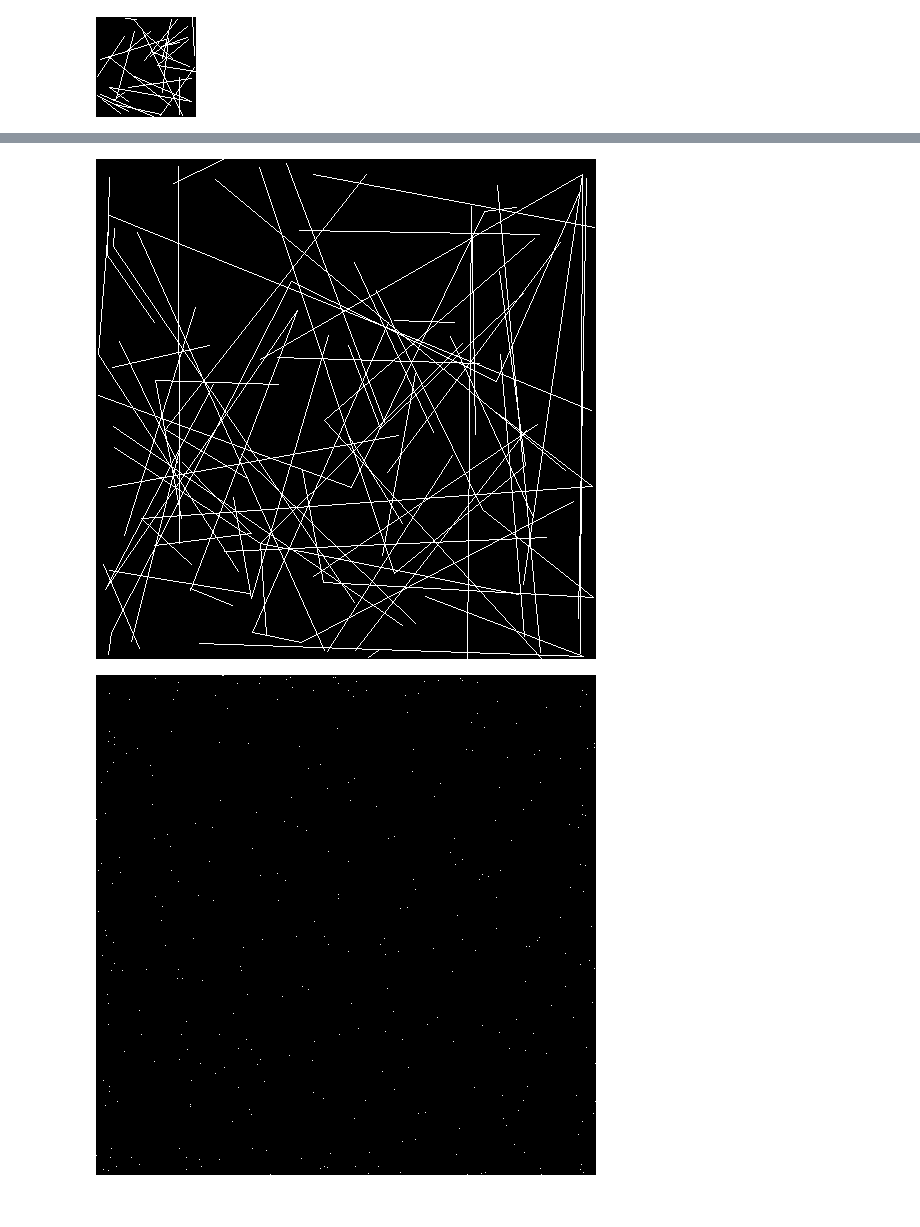
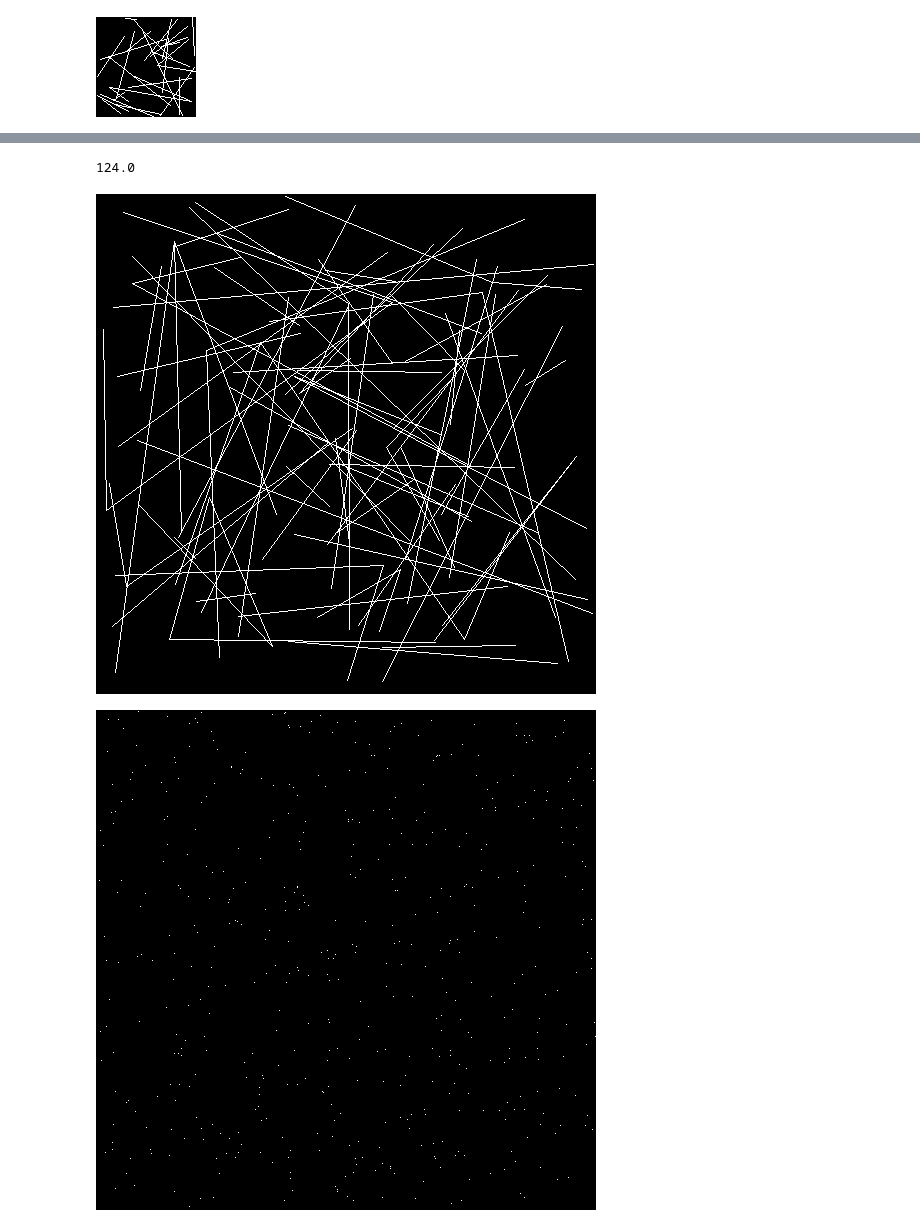
Before and after one commit to giliapatterson/spatial_ckmr, a Jupyter notebook: close_kin_slim/spaghetti.ipynb, the cells around one changed output, grey strips where cells are left out. Drawn from its saved outputs; the diff is of its cells as text; code cells hidden in the pictures.

Commit message:
Create pytorch dataset for spaghetti and sample plots

```diff
--- a/close_kin_slim/spaghetti.ipynb
+++ b/close_kin_slim/spaghetti.ipynb
@@ -71,7 +80,7 @@ path = "input_matrices/spatial_sim_parents_500_0_316.csv"
 kin = pd.read_csv(base_folder + "/" + path, header = 0)
 w, h = 500, 500
 # creating new Image object
-spaghetti = Image.new("RGB", (w, h))
+spaghetti = Image.new("L", (w, h))
 sampling = Image.new("RGB", (w, h))
 # create line image of parents
 img1 = ImageDraw.Draw(spaghetti)
@@ -82,9 +91,12 @@ for i in range(len(kin)):
     x1 = row["x1"]*w
     y0 = row["y0"]*h
     y1 = row["y1"]*h
+    age0 = row["age0"]
+    age1 = row["age1"]
     if row["parent0of1"]==1 or row["parent1of0"]==1:
-        img1.line([(x0, y0), (x1, y1)], fill ="white", width = 0)
-    img2.point([(x0, y0), (x1, y1)], fill = "white")
+        img1.line([(x0, y0), (x1, y1)], width = 0, fill = "white")
+    img2.point((x0, y0), fill = (round(age0*10), 0, 0))
+    #img2.point((x1, y1), fill = age1)
 display(spaghetti)
 display(sampling)
 # %% [output]
@@ -101,8 +113,8 @@ import itertools
 rng = np.random.default_rng()
 
 # Get the parents file path from the command line
-parents_file = "spatial_sim_data/spatial_parents/spatial_sim_parents_500_0.csv"
-n = int(316)
+parents_file = "spatial_sim_data/spatial_parents/spatial_sim_parents_1200_0.csv"
+n = int(500)
 spaghetti_out = "spaghetti.png"
 sampling_out = "sampling.png"
 outN = "pop_size.csv"
@@ -112,29 +124,42 @@ parents.columns = ['individual', 'parent1', 'parent2', 'x', 'y', 'age']
 N = len(parents)
 sample_rows = rng.choice(np.arange(N), n, replace = False)
 pairs = list(itertools.combinations(sample_rows, 2))
+max_age = np.max(parents['age'])
+print(max_age)
+# %% [output]
+124.0
 # %%
 # creating new Image object for spaghetti and sampling
 w, h = 500, 500
 spaghetti = Image.new("RGB", (w, h))
 sampling = Image.new("RGB", (w, h))
+ages = Image.new("RGB", (w, h))
 img1 = ImageDraw.Draw(spaghetti)
 img2 = ImageDraw.Draw(sampling)
+img3 = ImageDraw.Draw(ages)
 
 for pair in pairs:
     ind0_i = pair[0]
     ind1_i = pair[1]
     ind0 = parents.iloc[ind0_i, :]
     ind1 = parents.iloc[ind1_i, :]
     x0 = ind0['x']*w
     y0 = ind0['y']*h
     x1 = ind1['x']*w
     y1 = ind1['y']*h
+    age0 = ind0['age']
+    age1 = ind1['age']
+    age0_color = round((age0/max_age)*255)
+    age1_color = round((age1/max_age)*255)
     if(ind0['individual'] == ind1['parent1'] or ind1['individual'] == ind0['parent1']):
         img1.line([(x0, y0), (x1, y1)], fill ="white", width = 0)
     img2.point([(x0, y0), (x1, y1)], fill = "white")
+    img3.point((x0, y0), fill = (age0_color, 0, 0))
+    img3.point((x1, y1), fill = (age1_color, 0, 0))
 
 display(spaghetti)
 display(sampling)
+display(ages)
 # %% [output]
-[figure, old version]
+[figure, new version]
-[figure, old version]
+[figure, new version]
```
Also changed, not shown: parts of 4 cells of this notebook, 5 other files.
